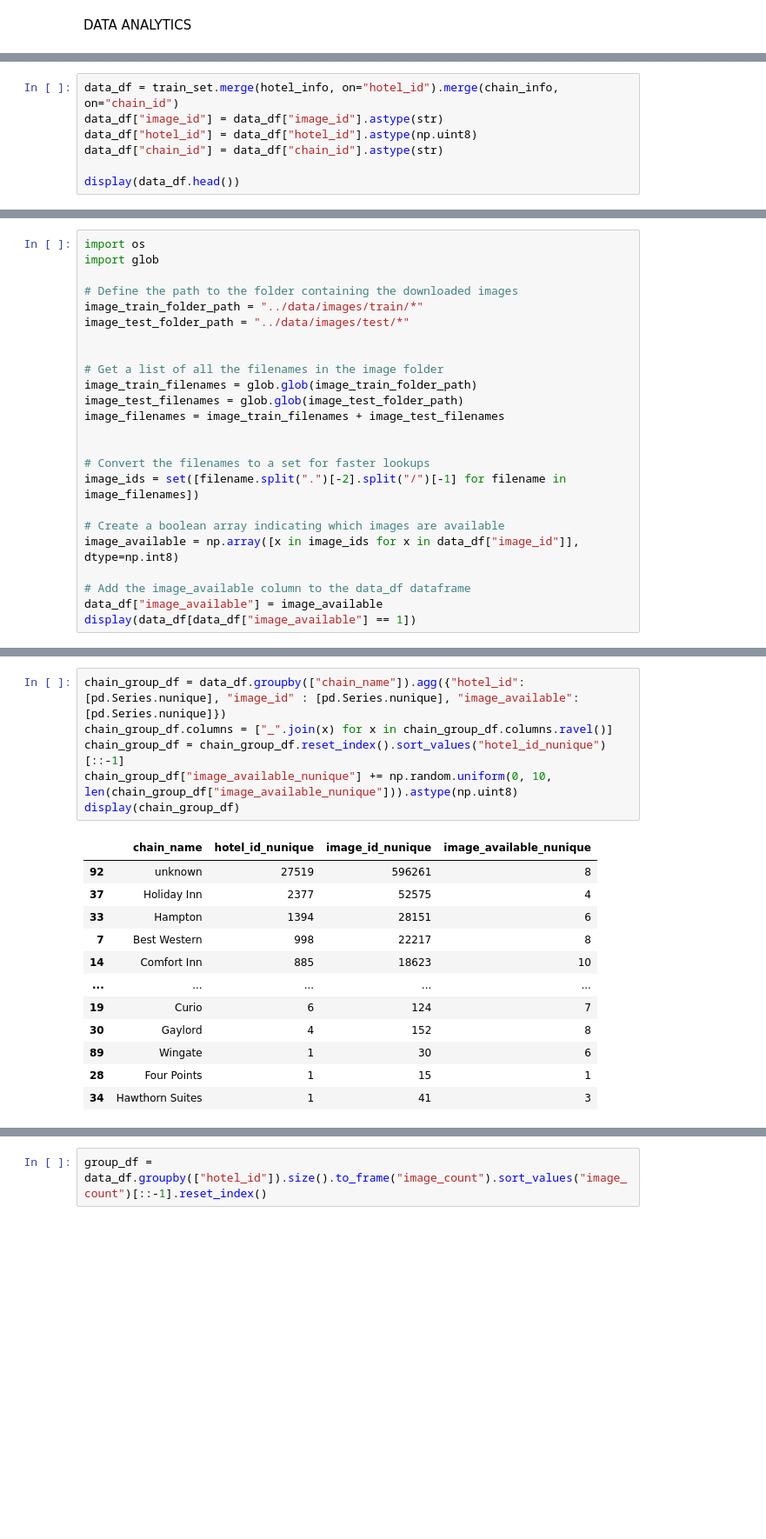
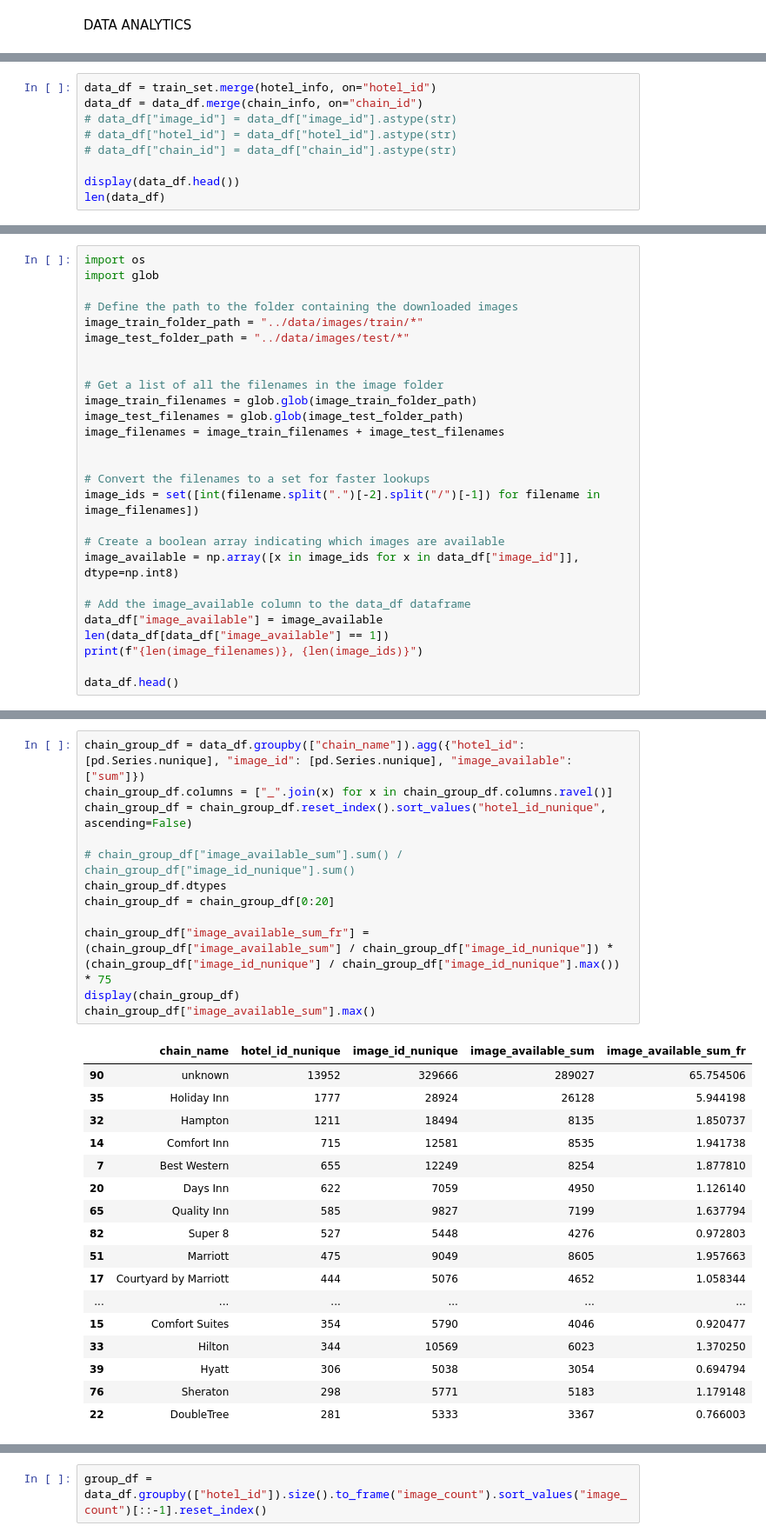
Before and after one commit to MLP-The-Optimisers/CLIPHotelLocalisation, a Jupyter notebook: notebooks/dataset_vis.ipynb, the cells around one changed output, grey strips where cells are left out. Shown at 87% size. Cells and saved outputs as stored; diff of their text form; blank space fills up the shorter version.

```diff
--- a/notebooks/dataset_vis.ipynb
+++ b/notebooks/dataset_vis.ipynb
@@ -58,10 +49,12 @@ train_set[0:10]
 # %%
-data_df = train_set.merge(hotel_info, on="hotel_id").merge(chain_info, on="chain_id")
-data_df["image_id"] = data_df["image_id"].astype(str)
-data_df["hotel_id"] = data_df["hotel_id"].astype(np.uint8)
-data_df["chain_id"] = data_df["chain_id"].astype(str)
+data_df = train_set.merge(hotel_info, on="hotel_id")
+data_df = data_df.merge(chain_info, on="chain_id")
+# data_df["image_id"] = data_df["image_id"].astype(str)
+# data_df["hotel_id"] = data_df["hotel_id"].astype(str)
+# data_df["chain_id"] = data_df["chain_id"].astype(str)
 
 display(data_df.head())
+len(data_df)
 # %% [output]
 |  | image_id | hotel_id | url | source | timestamp | hotel_name | chain_id | latitude | longitude | ... |
 | 0 | 3485 | 18187 | https://traffickcam.com/images/20... | traffickcam | 9/9/15 17:23 | Hilton Minneapolis | 3 | 44.97338 | -93.27331 | ... |
@@ -85,12 +85,15 @@ image_filenames = image_train_filenames + image_test_filenames
 
 
 # Convert the filenames to a set for faster lookups
-image_ids = set([filename.split(".")[-2].split("/")[-1] for filename in image_filenames])
+image_ids = set([int(filename.split(".")[-2].split("/")[-1]) for filename in image_filenames])
 
 # Create a boolean array indicating which images are available
 image_available = np.array([x in image_ids for x in data_df["image_id"]], dtype=np.int8)
 
 # Add the image_available column to the data_df dataframe
 data_df["image_available"] = image_available
-display(data_df[data_df["image_available"] == 1])
+len(data_df[data_df["image_available"] == 1])
+print(f"{len(image_filenames)}, {len(image_ids)}")
+
+data_df.head()
 # %% [output]
@@ -110,19 +117,30 @@ display(data_df[data_df["image_available"] == 1])
 # %%
-chain_group_df = data_df.groupby(["chain_name"]).agg({"hotel_id": [pd.Series.nunique], "image_id" : [pd.Series.nunique], "image_available": [pd.Series.nunique]})
+chain_group_df = data_df.groupby(["chain_name"]).agg({"hotel_id": [pd.Series.nunique], "image_id": [pd.Series.nunique], "image_available": ["sum"]})
 chain_group_df.columns = ["_".join(x) for x in chain_group_df.columns.ravel()]
-chain_group_df = chain_group_df.reset_index().sort_values("hotel_id_nunique")[::-1]
-chain_group_df["image_available_nunique"] += np.random.uniform(0, 10, len(chain_group_df["image_available_nunique"])).astype(np.uint8)
+chain_group_df = chain_group_df.reset_index().sort_values("hotel_id_nunique", ascending=False)
+
+# chain_group_df["image_available_sum"].sum() / chain_group_df["image_id_nunique"].sum()
+chain_group_df.dtypes
+chain_group_df = chain_group_df[0:20]
+
+chain_group_df["image_available_sum_fr"] = (chain_group_df["image_available_sum"] / chain_group_df["image_id_nunique"]) * (chain_group_df["image_id_nunique"] / chain_group_df["image_id_nunique"].max()) * 75
 display(chain_group_df)
+chain_group_df["image_available_sum"].max()
 # %% [output]
-|  | chain_name | hotel_id_nunique | image_id_nunique | image_available_nunique |
-| 92 | unknown | 27519 | 596261 | 8 |
-| 37 | Holiday Inn | 2377 | 52575 | 4 |
-| 33 | Hampton | 1394 | 28151 | 6 |
-| 7 | Best Western | 998 | 22217 | 8 |
-| 14 | Comfort Inn | 885 | 18623 | 10 |
-| ... | ... | ... | ... | ... |
-| 19 | Curio | 6 | 124 | 7 |
-| 30 | Gaylord | 4 | 152 | 8 |
-| 89 | Wingate | 1 | 30 | 6 |
-| 28 | Four Points | 1 | 15 | 1 |
-| 34 | Hawthorn Suites | 1 | 41 | 3 |
+|  | chain_name | hotel_id_nunique | image_id_nunique | image_available_sum | image_available_sum_fr |
+| 90 | unknown | 13952 | 329666 | 289027 | 65.754506 |
+| 35 | Holiday Inn | 1777 | 28924 | 26128 | 5.944198 |
+| 32 | Hampton | 1211 | 18494 | 8135 | 1.850737 |
+| 14 | Comfort Inn | 715 | 12581 | 8535 | 1.941738 |
+| 7 | Best Western | 655 | 12249 | 8254 | 1.877810 |
+| 20 | Days Inn | 622 | 7059 | 4950 | 1.126140 |
+| 65 | Quality Inn | 585 | 9827 | 7199 | 1.637794 |
+| 82 | Super 8 | 527 | 5448 | 4276 | 0.972803 |
+| 51 | Marriott | 475 | 9049 | 8605 | 1.957663 |
+| 17 | Courtyard by Marriott | 444 | 5076 | 4652 | 1.058344 |
+| ... | ... | ... | ... | ... | ... |
+| 15 | Comfort Suites | 354 | 5790 | 4046 | 0.920477 |
+| 33 | Hilton | 344 | 10569 | 6023 | 1.370250 |
+| 39 | Hyatt | 306 | 5038 | 3054 | 0.694794 |
+| 76 | Sheraton | 298 | 5771 | 5183 | 1.179148 |
+| 22 | DoubleTree | 281 | 5333 | 3367 | 0.766003 |
```
Also changed, not shown: parts of 13 cells of this notebook, 9 other files.
